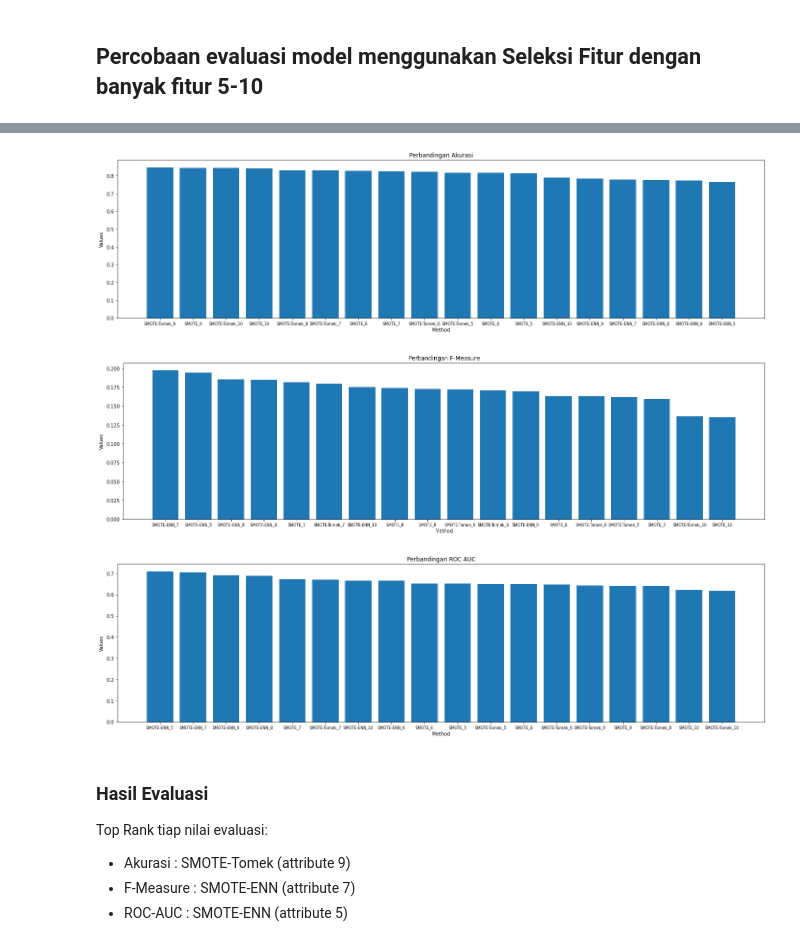
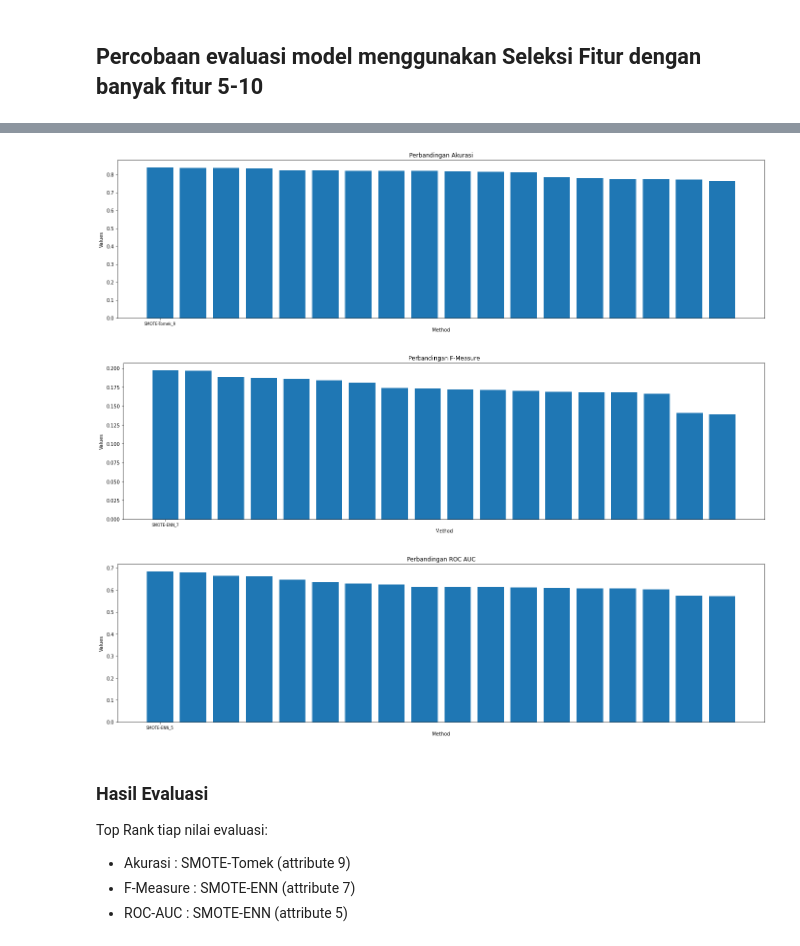
Before and after one commit to fathrahh/skripsi, a Jupyter notebook: optimazing-knn.ipynb, the cells around one changed output, grey strips where cells are left out. Cells and saved outputs as stored; diff of their text form; code cells hidden in the pictures.

```diff
--- a/optimazing-knn.ipynb
+++ b/optimazing-knn.ipynb
@@ -232,6 +232,4 @@ plt.show()
 [figure]
 # %%
 X = df.iloc[:, df.columns != 'stroke']
-y = df.stroke
-
-X
+y = np.array(df.stroke.values)
@@ -480,6 +472,6 @@ sel_five_cols.fit(X_scaled, y)
 
 X_ig = pd.DataFrame(X_scaled, columns=X.columns).iloc[:, sel_five_cols.get_support()]
 # %%
-selection_features_evaluate = Evaluate(X_ig, y)
-selection_features_evaluate.cross_validate().print_result()
+selection_features_evaluate = Evaluate(X_ig.values, y)
+selection_features_evaluate.fit().print_result()
 # %% [output]
@@ -503,8 +490,8 @@ for i in test_k_best:
     sel_five_cols.fit(X_scaled, y)
 
     test_X_ig = pd.DataFrame(X_scaled, columns=X.columns).iloc[:, sel_five_cols.get_support()]
-    selection_features_evaluate = Evaluate(test_X_ig, y)
-    selection_features_evaluate.cross_validate()
+    selection_features_evaluate = Evaluate(test_X_ig.values, y)
+    selection_features_evaluate.fit()
     temp_result_val.append(selection_features_evaluate.result)
 
 temp_result_val = np.array(temp_result_val).flatten()
@@ -534,7 +521,7 @@ def viz_evaluate(x, y, title=''):
     plt.figure(figsize=(24,6))
     plt.bar(x, y)
 
-    plt.xticks(fontsize=8)
+    plt.xticks([0], fontsize=8)
 
     plt.xlabel('Method')
     plt.ylabel('Values')
@@ -542,23 +529,23 @@ def viz_evaluate(x, y, title=''):
     plt.title(title)
     plt.show()
 # %%
-by_accuracy = result_evaluate.sort_values('test_accuracy', ascending=False)
+by_accuracy = result_evaluate.sort_values('accuracy', ascending=False)
 
-viz_evaluate(by_accuracy['label'], by_accuracy['test_accuracy'], "Perbandingan Akurasi")
+viz_evaluate(by_accuracy['label'], by_accuracy['accuracy'], "Perbandingan Akurasi")
 # %% [output]
-[figure, old version]
+[figure, new version]
 # %%
-by_f1 = result_evaluate.sort_values('test_f1', ascending=False)
+by_f1 = result_evaluate.sort_values('f1-score', ascending=False)
 
-viz_evaluate(by_f1['label'], by_f1['test_f1'], "Perbandingan F-Measure")
+viz_evaluate(by_f1['label'], by_f1['f1-score'], "Perbandingan F-Measure")
 # %% [output]
-[figure, old version]
+[figure, new version]
 # %%
-by_roc_auc = result_evaluate.sort_values('test_roc_auc', ascending=False)
+by_roc_auc = result_evaluate.sort_values('roc_auc', ascending=False)
 
-viz_evaluate(by_roc_auc['label'], by_roc_auc['test_roc_auc'], "Perbandingan ROC AUC")
+viz_evaluate(by_roc_auc['label'], by_roc_auc['roc_auc'], "Perbandingan ROC AUC")
 # %% [output]
-[figure, old version]
+[figure, new version]
 # %% [markdown]
 ### Hasil Evaluasi
 
```
Also changed, not shown: parts of 10 cells of this notebook, 5 other files.
